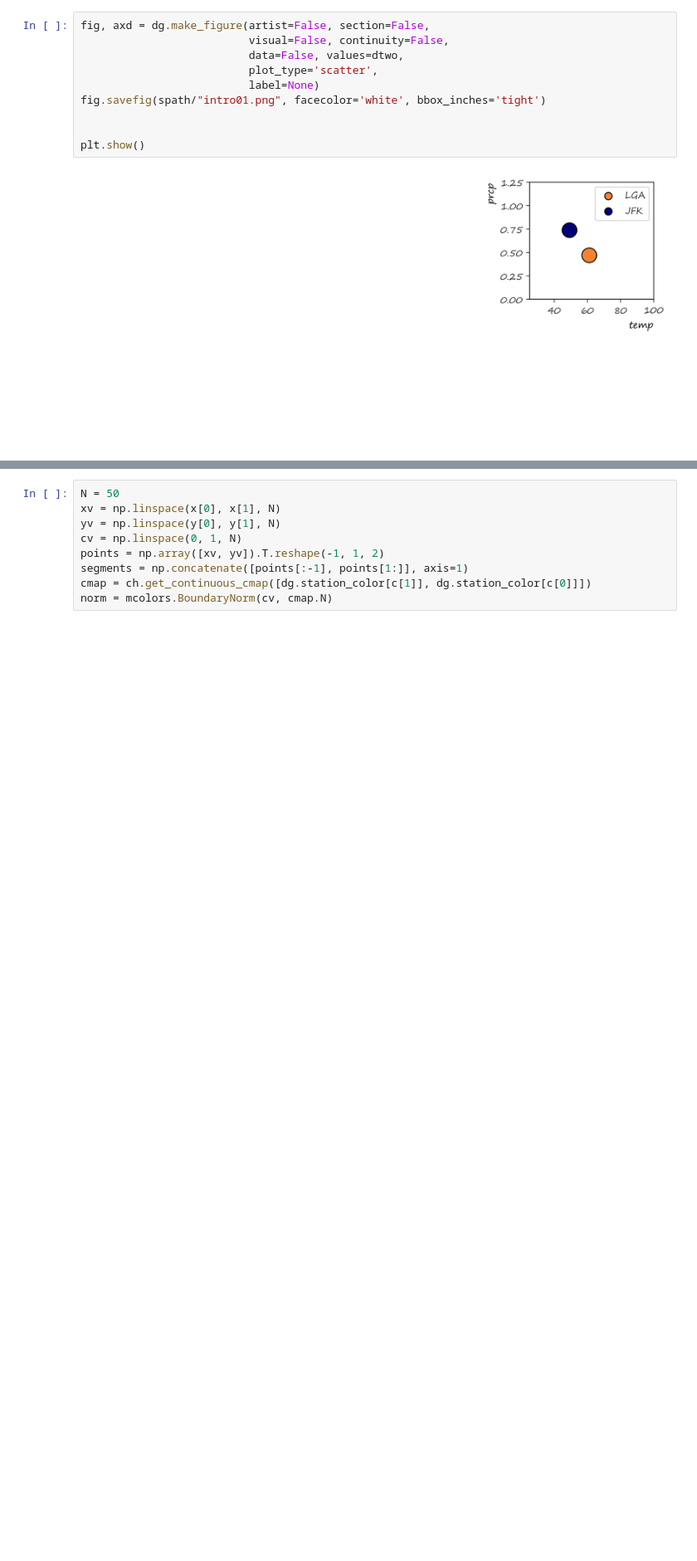
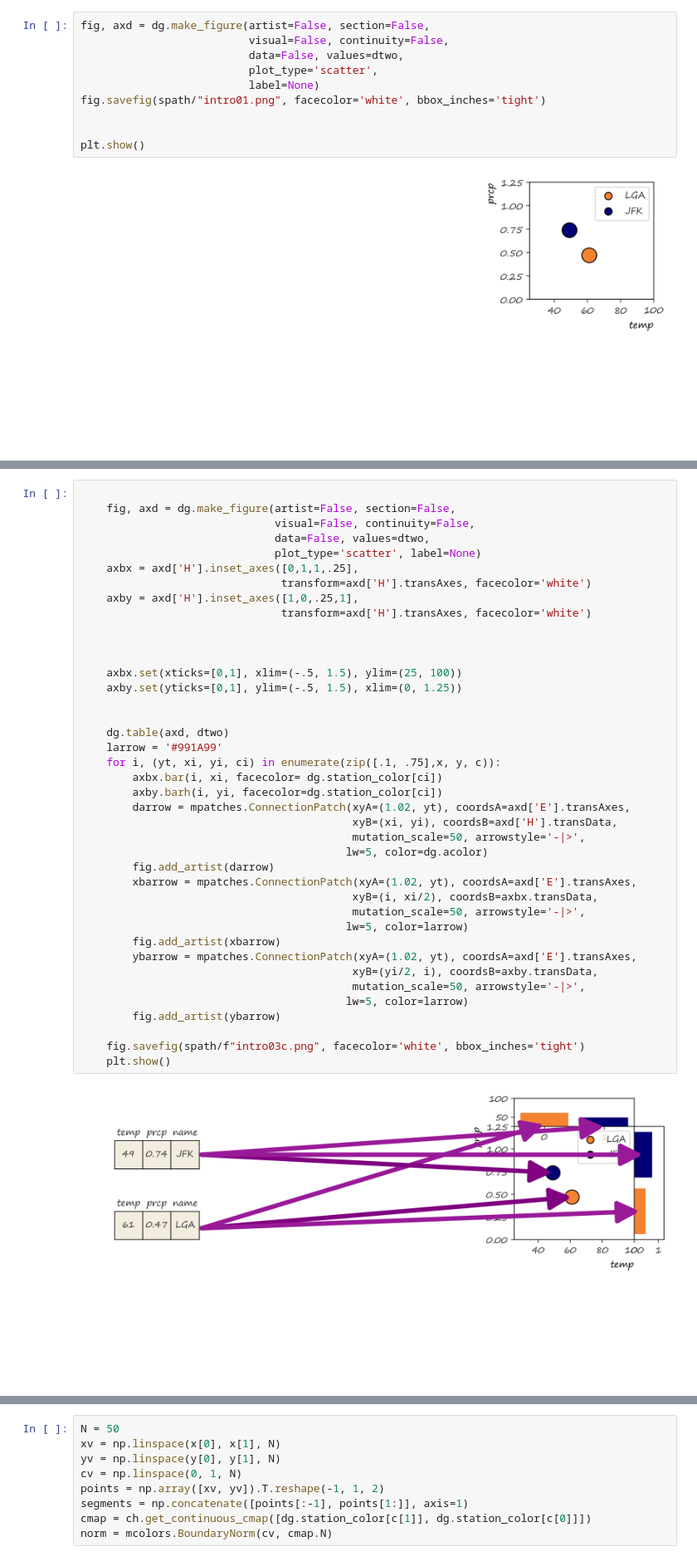
Before and after one commit to story645/proposal, a Jupyter notebook: figures/diagram.ipynb, the cells around one changed output, grey strips where cells are left out. Shown at 83% size. Cells and saved outputs as stored; diff of their text form; blank space fills up the shorter version.

```diff
--- a/figures/diagram.ipynb
+++ b/figures/diagram.ipynb
@@ -71,0 +117,42 @@ plt.show()
+# %%
+
+    fig, axd = dg.make_figure(artist=False, section=False,
+                              visual=False, continuity=False,
+                              data=False, values=dtwo,
+                              plot_type='scatter', label=None)
+    axbx = axd['H'].inset_axes([0,1,1,.25],
+                               transform=axd['H'].transAxes, facecolor='white')
+    axby = axd['H'].inset_axes([1,0,.25,1],
+                               transform=axd['H'].transAxes, facecolor='white')
+
+
+
+    axbx.set(xticks=[0,1], xlim=(-.5, 1.5), ylim=(25, 100))
+    axby.set(yticks=[0,1], ylim=(-.5, 1.5), xlim=(0, 1.25))
+
+
+    dg.table(axd, dtwo)
+    larrow = '#991A99'
+    for i, (yt, xi, yi, ci) in enumerate(zip([.1, .75],x, y, c)):
+        axbx.bar(i, xi, facecolor= dg.station_color[ci])
+        axby.barh(i, yi, facecolor=dg.station_color[ci])
+        darrow = mpatches.ConnectionPatch(xyA=(1.02, yt), coordsA=axd['E'].transAxes,
+                                          xyB=(xi, yi), coordsB=axd['H'].transData,
+                                          mutation_scale=50, arrowstyle='-|>',
+                                         lw=5, color=dg.acolor)
+        fig.add_artist(darrow)
+        xbarrow = mpatches.ConnectionPatch(xyA=(1.02, yt), coordsA=axd['E'].transAxes,
+                                          xyB=(i, xi/2), coordsB=axbx.transData,
+                                          mutation_scale=50, arrowstyle='-|>',
+                                         lw=5, color=larrow)
+        fig.add_artist(xbarrow)
+        ybarrow = mpatches.ConnectionPatch(xyA=(1.02, yt), coordsA=axd['E'].transAxes,
+                                          xyB=(yi/2, i), coordsB=axby.transData,
+                                          mutation_scale=50, arrowstyle='-|>',
+                                         lw=5, color=larrow)
+        fig.add_artist(ybarrow)
+
+    fig.savefig(spath/f"intro03c.png", facecolor='white', bbox_inches='tight')
+    plt.show()
+# %% [output]
+[figure, added]
```
Also changed, not shown: parts of 21 cells of this notebook, 1 other file.
